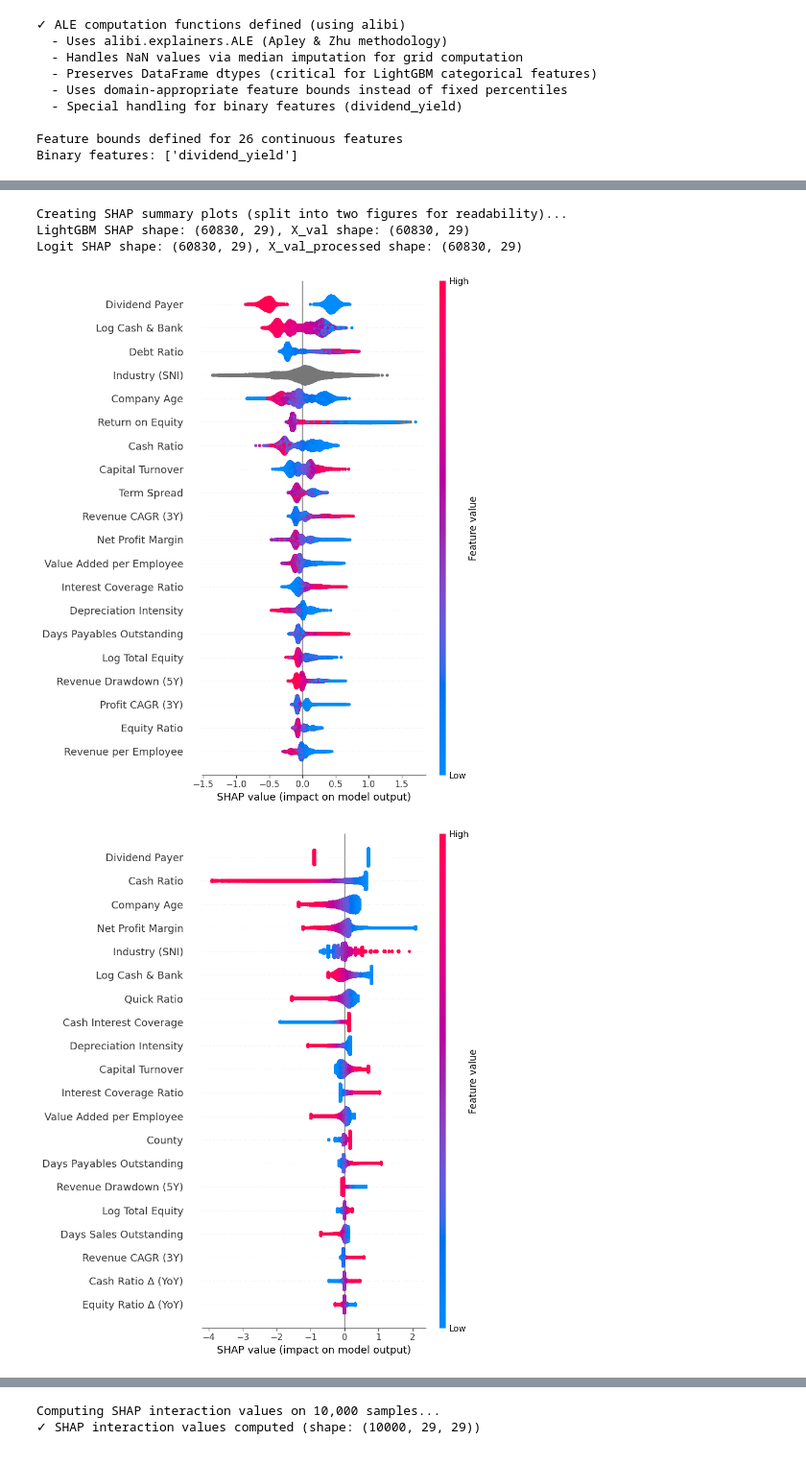
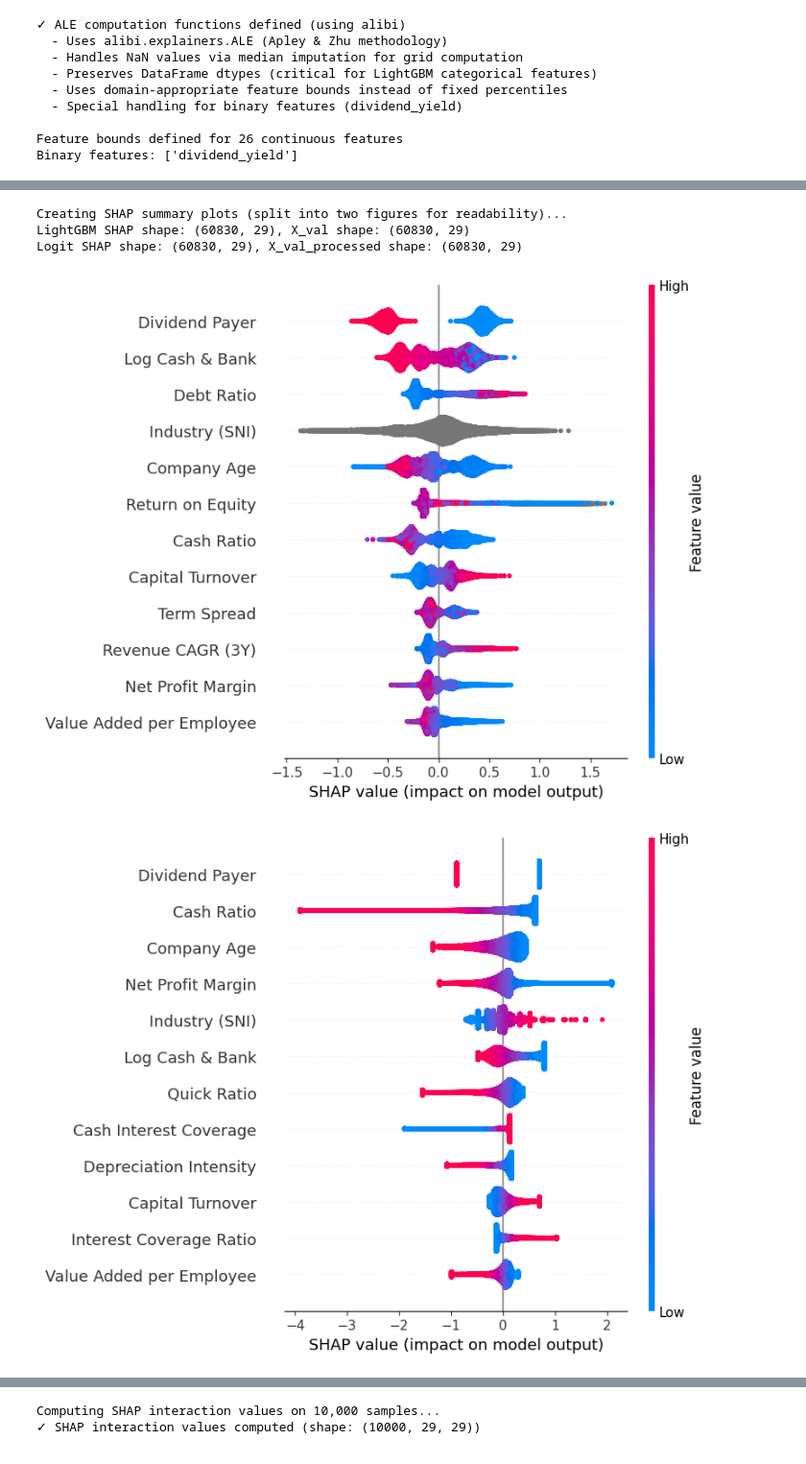
Before and after one commit to vilhelm-k/credit-risk-xai-thesis, a Jupyter notebook: notebooks/05a_xai_global.ipynb, the cells around one changed output, grey strips where cells are left out. Shown at 96% size. Drawn from its saved outputs; the diff is of its cells as text; code cells hidden in the pictures.

```diff
--- a/notebooks/05a_xai_global.ipynb
+++ b/notebooks/05a_xai_global.ipynb
@@ -1468,7 +1488,7 @@ fig, ax = plt.subplots(1, 1, figsize=(10, 8))
 shap.summary_plot(
     shap_values_lgbm_plot,
     X_val_display,  # Use display names
-    max_display=20,
+    max_display=12,
     show=False
 )
 plt.tight_layout()
@@ -1481,36 +1501,36 @@ fig, ax = plt.subplots(1, 1, figsize=(10, 8))
 shap.summary_plot(
     shap_values_logit_plot,
     X_val_processed_display,  # Use display names
-    max_display=20,
+    max_display=12,
     show=False
 )
 plt.tight_layout()
 fig.savefig(FIGURES_DIR / 'shap_beeswarm_logit.pdf', format='pdf', bbox_inches='tight', pad_inches=0.02)
 plt.show()
 
 print(f"\nFigures saved to:")
 print(f"  {FIGURES_DIR / 'shap_beeswarm_lightgbm.pdf'}")
 print(f"  {FIGURES_DIR / 'shap_beeswarm_logit.pdf'}")
 
 print("\nREADING THE BEESWARM PLOTS:")
 print("=" * 80)
 print("  • Y-axis: Features (sorted by importance)")
 print("  • X-axis: SHAP value (impact on model output)")
 print("  • Color: Feature value (red=high, blue=low)")
 print("  • Each dot: One observation")
 print("  • Spread: Distribution of impacts across dataset")
 print("\nKey insights:")
 print("  - Red dots on right: High feature value → increases risk")
 print("  - Blue dots on left: Low feature value → decreases risk")
 print("  - Wide spread: Feature has variable impact")
 print("\nIMPORTANT: Logit plot uses preprocessed feature values (winsorized + scaled),")
 print("so color interpretation differs from LightGBM which uses raw feature values.")
 # %% [output]
 Creating SHAP summary plots (split into two figures for readability)...
 LightGBM SHAP shape: (60830, 29), X_val shape: (60830, 29)
 Logit SHAP shape: (60830, 29), X_val_processed shape: (60830, 29)
-[figure, old version]
+[figure, new version]
-[figure, old version]
+[figure, new version]
 Figures saved to:
   /Users/vilhelmkarlin/Code/HHS/BE451_Thesis/credit-risk-xai-thesis/figures/shap_beeswarm_lightgbm.pdf
   /Users/vilhelmkarlin/Code/HHS/BE451_Thesis/credit-risk-xai-thesis/figures/shap_beeswarm_logit.pdf
```
Also changed, not shown: parts of 2 cells of this notebook, 22 other files.
